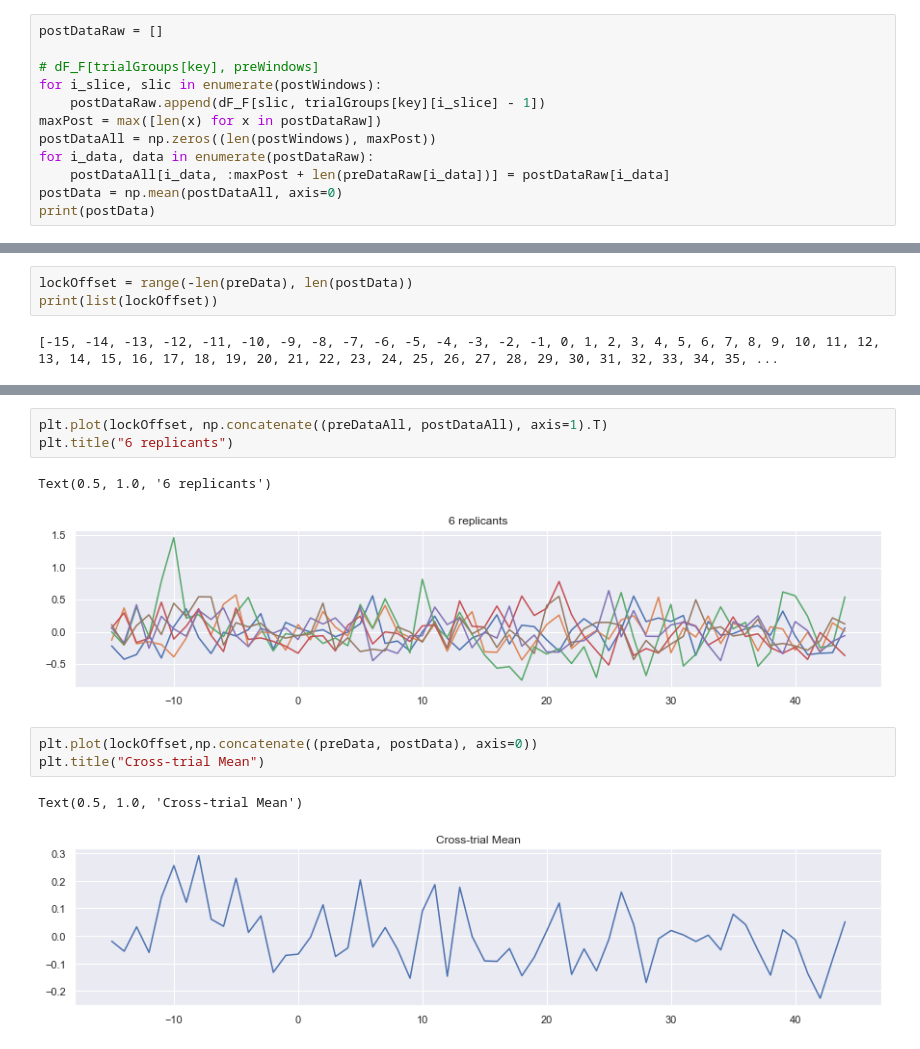
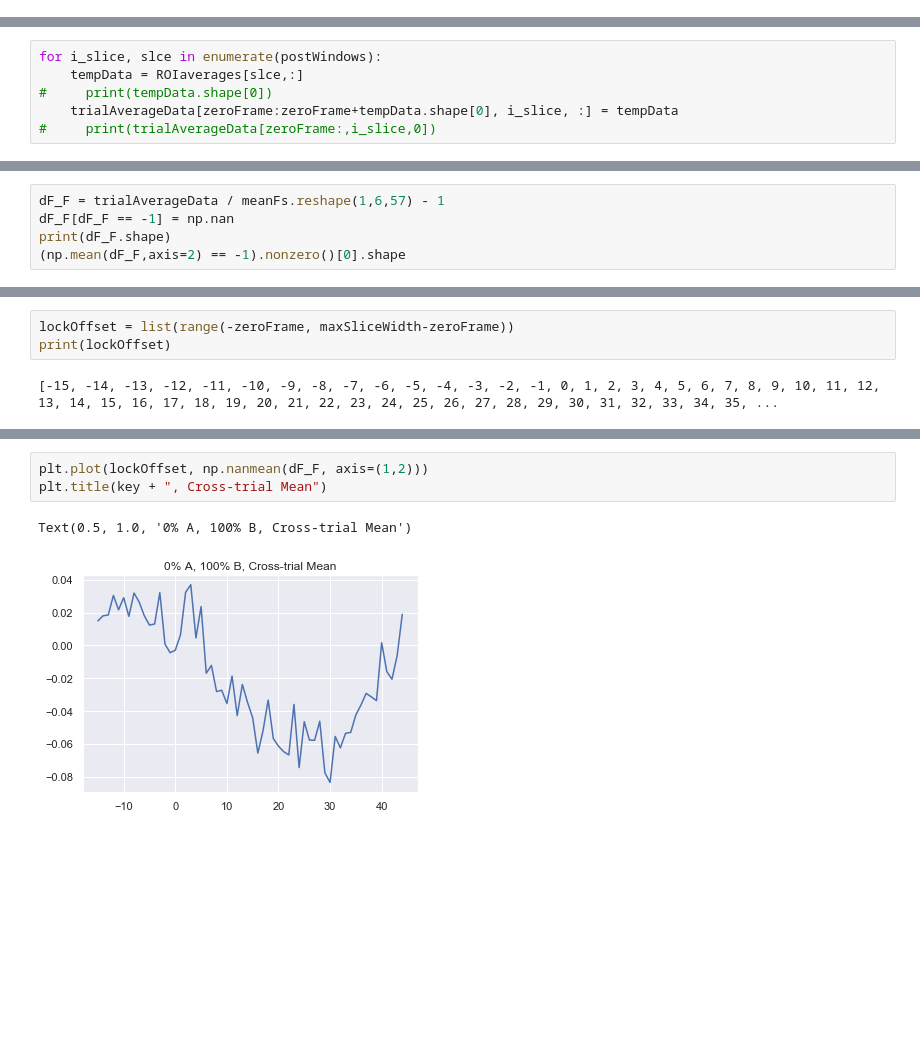
Before and after one commit to JonathanShor/ROI_Functions, a Jupyter notebook: processROI.ipynb, the cells around one changed output, grey strips where cells are left out. Drawn from its saved outputs; the diff is of its cells as text; blank space fills up the shorter version.

Commit message:
Initial cross-trial average plots

```diff
--- a/processROI.ipynb
+++ b/processROI.ipynb
@@ -179,15 +190,3 @@ postWindows = [slice(lock,post) for lock,post in zip(lockFrames, postFrames)]
 print(postWindows)
 # %% [output]
 [slice(1621, 1666, None), slice(1875, 1920, None), slice(5738, 5783, None), slice(6017, 6062, None), slice(9732, 9777, None), slice(10023, 10068, None)]
-# %%
-postDataRaw = []
-
-# dF_F[trialGroups[key], preWindows]
-for i_slice, slic in enumerate(postWindows):
-    postDataRaw.append(dF_F[slic, trialGroups[key][i_slice] - 1])
-maxPost = max([len(x) for x in postDataRaw])
-postDataAll = np.zeros((len(postWindows), maxPost))
-for i_data, data in enumerate(postDataRaw):
-    postDataAll[i_data, :maxPost + len(preDataRaw[i_data])] = postDataRaw[i_data]
-postData = np.mean(postDataAll, axis=0)
-print(postData)
@@ -202,0 +193,6 @@ print(postData)
+# %%
+for i_slice, slce in enumerate(postWindows):
+    tempData = ROIaverages[slce,:]
+#     print(tempData.shape[0])
+    trialAverageData[zeroFrame:zeroFrame+tempData.shape[0], i_slice, :] = tempData
+#     print(trialAverageData[zeroFrame:,i_slice,0])
@@ -202,0 +205,5 @@ print(postData)
+# %%
+dF_F = trialAverageData / meanFs.reshape(1,6,57) - 1
+dF_F[dF_F == -1] = np.nan
+print(dF_F.shape)
+(np.mean(dF_F,axis=2) == -1).nonzero()[0].shape
@@ -203,5 +213,5 @@ print(postData)
 # %%
-lockOffset = range(-len(preData), len(postData))
-print(list(lockOffset))
+lockOffset = list(range(-zeroFrame, maxSliceWidth-zeroFrame))
+print(lockOffset)
 # %% [output]
 [-15, -14, -13, -12, -11, -10, -9, -8, -7, -6, -5, -4, -3, -2, -1, 0, 1, 2, 3, 4, 5, 6, 7, 8, 9, 10, 11, 12, 13, 14, 15, 16, 17, 18, 19, 20, 21, 22, 23, 24, 25, 26, 27, 28, 29, 30, 31, 32, 33, 34, 35, ...
@@ -208,12 +238,6 @@ print(list(lockOffset))
 # %%
-plt.plot(lockOffset, np.concatenate((preDataAll, postDataAll), axis=1).T)
-plt.title("6 replicants")
+plt.plot(lockOffset, np.nanmean(dF_F, axis=(1,2)))
+plt.title(key + ", Cross-trial Mean")
 # %% [output]
-Text(0.5, 1.0, '6 replicants')
+Text(0.5, 1.0, '0% A, 100% B, Cross-trial Mean')
-[figure, old version]
+[figure, new version]
-# %%
-plt.plot(lockOffset,np.concatenate((preData, postData), axis=0))
-plt.title("Cross-trial Mean")
-# %% [output]
-Text(0.5, 1.0, 'Cross-trial Mean')
-[figure, removed]
```
Also changed, not shown: parts of 26 cells of this notebook.
